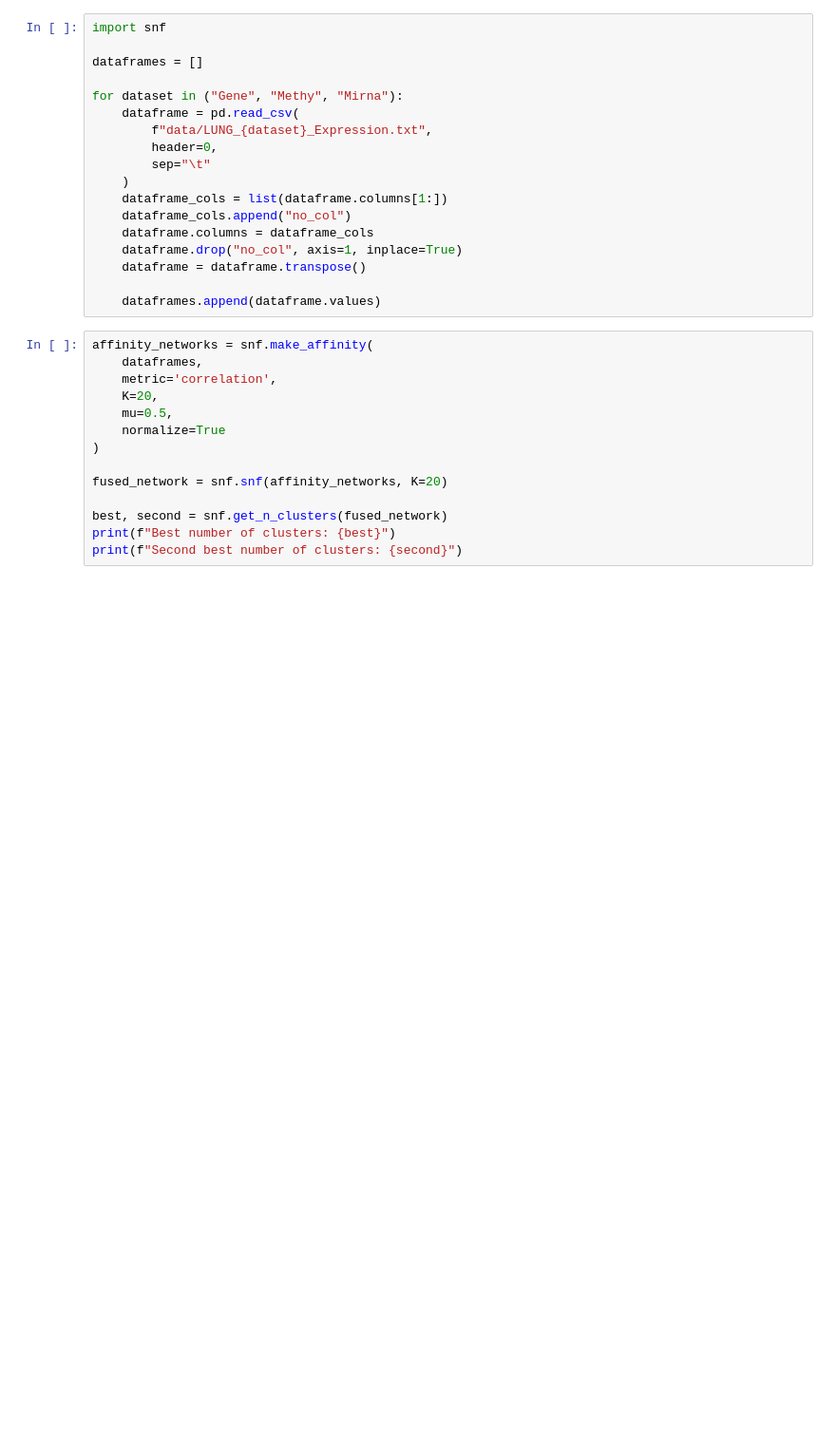
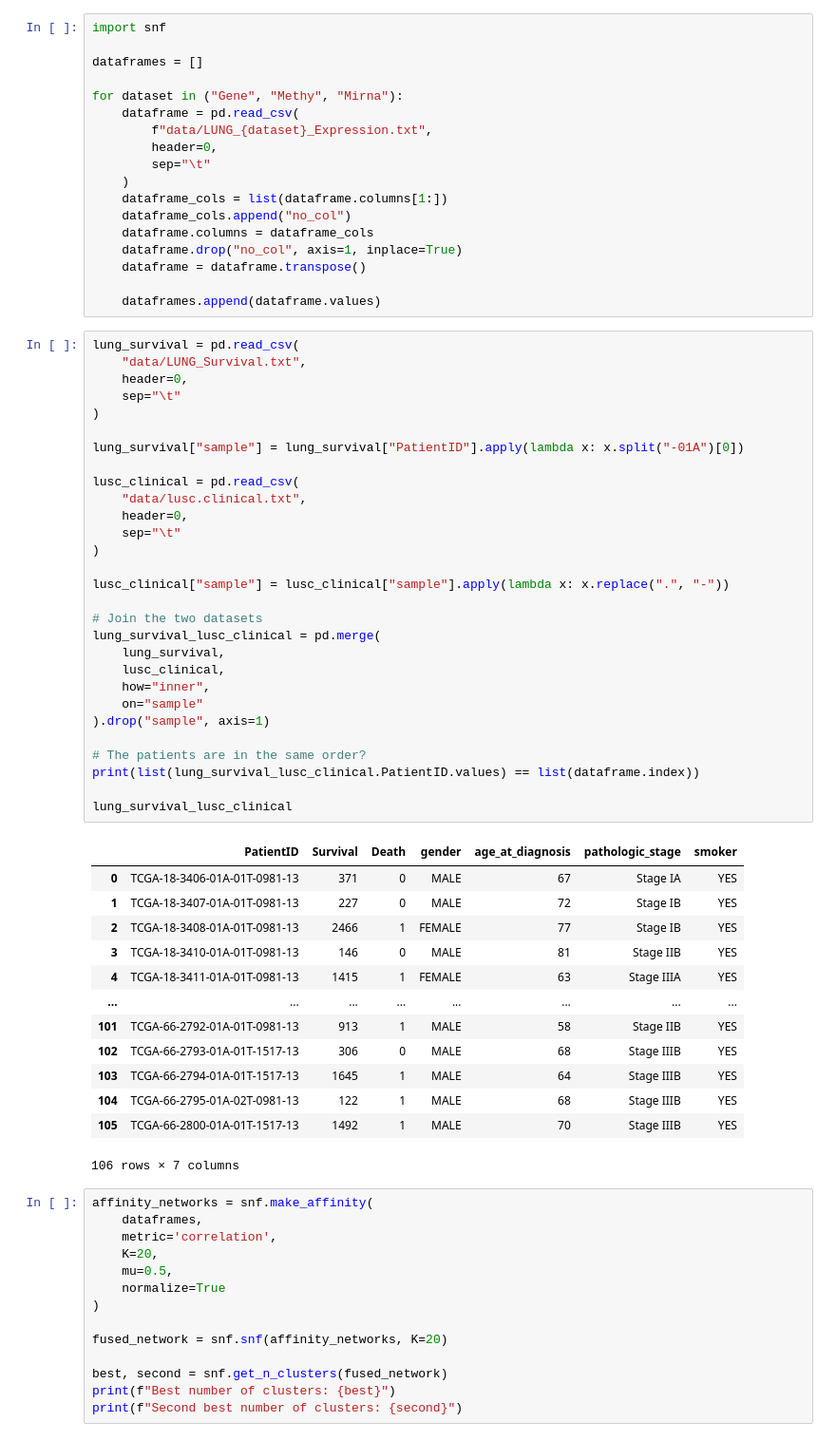
Before and after one commit to Educorreia932/FCUP-BINF, a Jupyter notebook: Assignments/Assignment 6/notebook.ipynb, the cells around one changed output. Shown at 95% size. Drawn from its saved outputs; the diff is of its cells as text; blank space fills up the shorter version.

```diff
--- a/Assignments/Assignment 6/notebook.ipynb
+++ b/Assignments/Assignment 6/notebook.ipynb
@@ -168,6 +168,49 @@ for dataset in ("Gene", "Methy", "Mirna"):
     dataframe = dataframe.transpose()
 
     dataframes.append(dataframe.values)
+# %%
+lung_survival = pd.read_csv(
+    "data/LUNG_Survival.txt",
+    header=0,
+    sep="\t"
+)
+
+lung_survival["sample"] = lung_survival["PatientID"].apply(lambda x: x.split("-01A")[0])
+
+lusc_clinical = pd.read_csv(
+    "data/lusc.clinical.txt",
+    header=0,
+    sep="\t"
+)
+
+lusc_clinical["sample"] = lusc_clinical["sample"].apply(lambda x: x.replace(".", "-"))
+
+# Join the two datasets
+lung_survival_lusc_clinical = pd.merge(
+    lung_survival,
+    lusc_clinical,
+    how="inner",
+    on="sample"
+).drop("sample", axis=1)
+
+# The patients are in the same order?
+print(list(lung_survival_lusc_clinical.PatientID.values) == list(dataframe.index))
+
+lung_survival_lusc_clinical
+# %% [output]
+|  | PatientID | Survival | Death | gender | age_at_diagnosis | pathologic_stage | smoker |
+| 0 | TCGA-18-3406-01A-01T-0981-13 | 371 | 0 | MALE | 67 | Stage IA | YES |
+| 1 | TCGA-18-3407-01A-01T-0981-13 | 227 | 0 | MALE | 72 | Stage IB | YES |
+| 2 | TCGA-18-3408-01A-01T-0981-13 | 2466 | 1 | FEMALE | 77 | Stage IB | YES |
+| 3 | TCGA-18-3410-01A-01T-0981-13 | 146 | 0 | MALE | 81 | Stage IIB | YES |
+| 4 | TCGA-18-3411-01A-01T-0981-13 | 1415 | 1 | FEMALE | 63 | Stage IIIA | YES |
+| ... | ... | ... | ... | ... | ... | ... | ... |
+| 101 | TCGA-66-2792-01A-01T-0981-13 | 913 | 1 | MALE | 58 | Stage IIB | YES |
+| 102 | TCGA-66-2793-01A-01T-1517-13 | 306 | 0 | MALE | 68 | Stage IIIB | YES |
+| 103 | TCGA-66-2794-01A-01T-1517-13 | 1645 | 1 | MALE | 64 | Stage IIIB | YES |
+| 104 | TCGA-66-2795-01A-02T-0981-13 | 122 | 1 | MALE | 68 | Stage IIIB | YES |
+| 105 | TCGA-66-2800-01A-01T-1517-13 | 1492 | 1 | MALE | 70 | Stage IIIB | YES |
+106 rows × 7 columns
 # %%
 affinity_networks = snf.make_affinity(
     dataframes,
```
Also changed, not shown: parts of 5 cells of this notebook.
